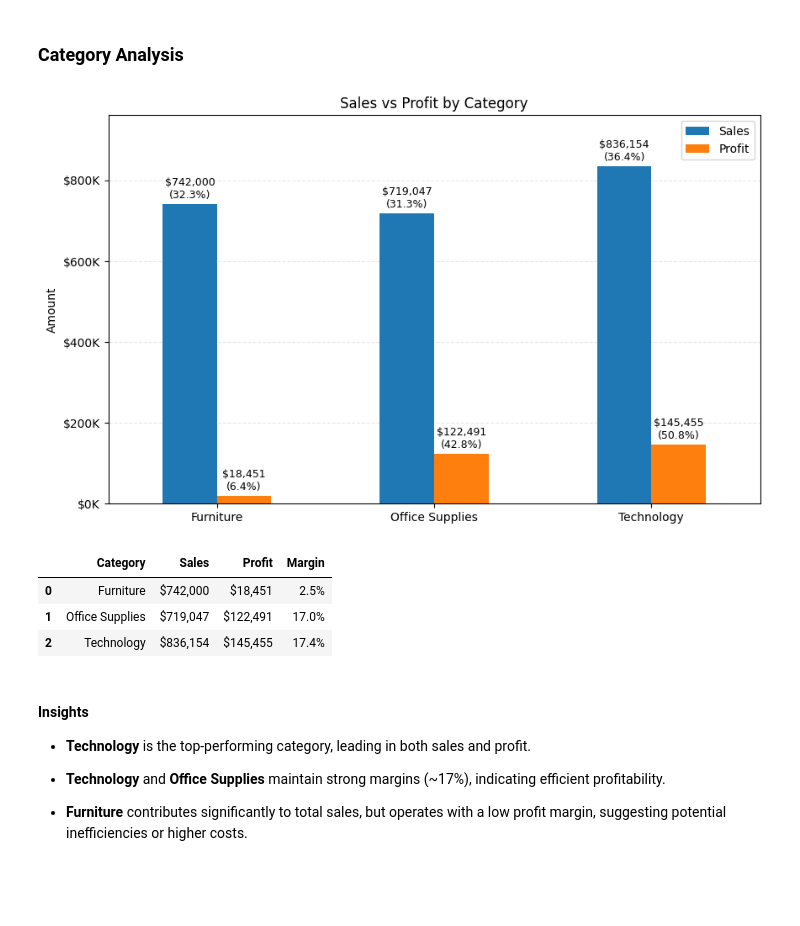
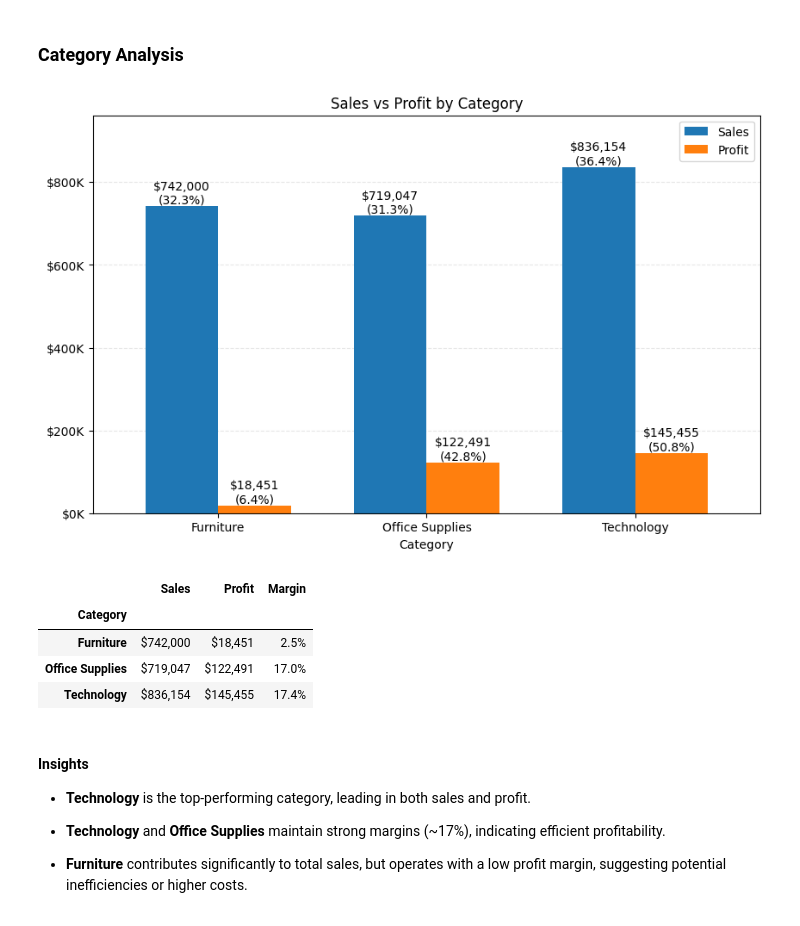
Before and after one commit to victorquoos/superstore-sales-analysis, a Jupyter notebook: notebooks/analysis.ipynb, the cells around one changed output. Saved outputs shown, nothing was run; the diff lists cells and outputs as text; code cells hidden in the pictures; blank space fills up the shorter version.

```diff
--- a/notebooks/analysis.ipynb
+++ b/notebooks/analysis.ipynb
@@ -146,51 +146,46 @@ Margin: 12.5%
 ### Category Analysis
 # %%
 # sales and profit by category
-category_summary = df.groupby("Category")[["Sales", "Profit"]].sum().reset_index()
+category_summary = df.groupby("Category")[["Sales", "Profit"]].sum()
 
 # create the plot view
 fig, ax = plt.subplots(figsize=(10, 6))
-category_summary.plot(kind="bar", ax=ax)
+category_summary.plot(kind="bar", ax=ax, width=0.7)
 
 # setting labels
 ax.set_title("Sales vs Profit by Category")
-ax.set_ylabel("Amount")
-ax.set_xticklabels(category_summary["Category"], rotation=0)
+ax.set_xticklabels(category_summary.index, rotation=0)
 ax.yaxis.set_major_formatter(FuncFormatter(lambda x, _: f'${x/1_000:,.0f}K'))
 
 # setting grid
 ax.grid(axis="y", linestyle="--", alpha=0.3)
 ax.set_axisbelow(True)
 
-# add more space at the top of the graph
-max_value = category_summary[["Sales", "Profit"]].max().max()
-ax.set_ylim(0, max_value * 1.15)
-
 # calculate the totals for sales and profit
-total_sales = category_summary["Sales"].sum()
-total_profit = category_summary["Profit"].sum()
+totals = category_summary.sum()
 
 # add totals and share values above each bar
-for container, metric in zip(ax.containers, ["Sales", "Profit"]):
-    total = total_sales if metric == "Sales" else total_profit
-
+for container, metric in zip(ax.containers, category_summary.columns):
     for bar in container:
         height = bar.get_height()
-        percent = height / total * 100
+        percent = height / totals[metric] * 100
 
         ax.text(
             bar.get_x() + bar.get_width() / 2,
-            height + max_value * 0.01,
+            height,
             f"${height:,.0f}\n({percent:.1f}%)",
             ha="center",
-            va="bottom",
-            color="black",
-            fontsize=9
+            va="bottom"
         )
 
+# add more space at the top of the graph
+max_value = category_summary.max().max()
+ax.set_ylim(0, max_value * 1.15)
+
+
 plt.show()
 # %% [output]
-[figure, old version]
+[figure, new version]
 # %%
 # Calculate Profit Margins
 category_summary["Margin"] = category_summary["Profit"] / category_summary["Sales"] * 100
@@ -201,10 +196,11 @@ category_summary.style.format({
     "Margin": "{:.1f}%"
 })
 # %% [output]
-|  | Category | Sales | Profit | Margin |
-| 0 | Furniture | $742,000 | $18,451 | 2.5% |
-| 1 | Office Supplies | $719,047 | $122,491 | 17.0% |
-| 2 | Technology | $836,154 | $145,455 | 17.4% |
+|  | Sales | Profit | Margin |
+| Category |  |  |  |
+| Furniture | $742,000 | $18,451 | 2.5% |
+| Office Supplies | $719,047 | $122,491 | 17.0% |
+| Technology | $836,154 | $145,455 | 17.4% |
 # %% [markdown]
 #### Insights
 
```
Also changed, not shown: parts of 5 cells of this notebook.
